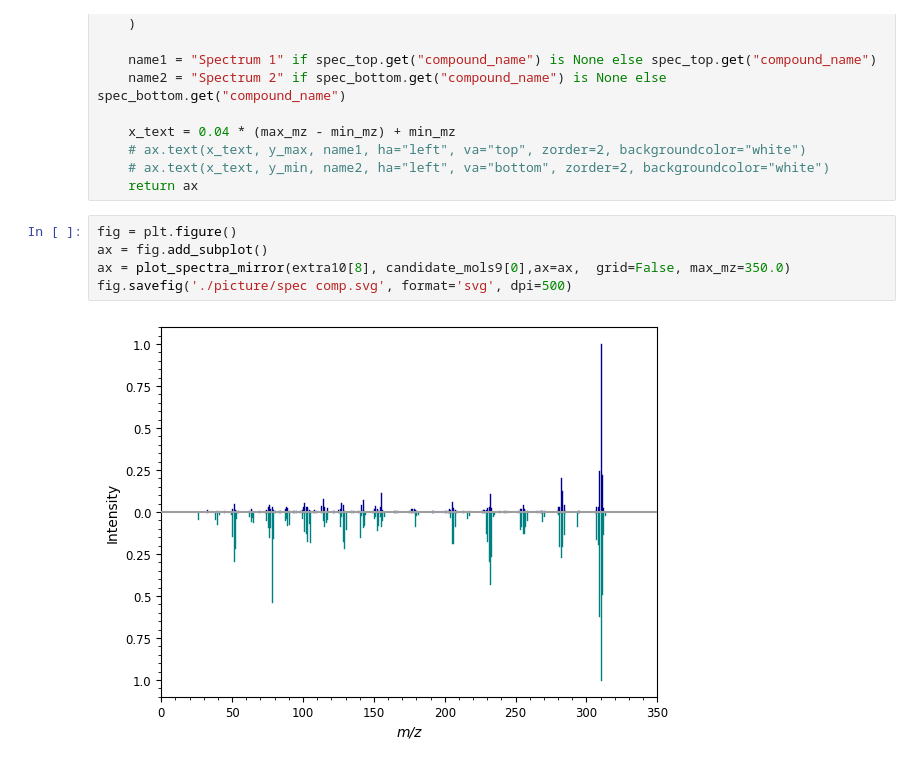
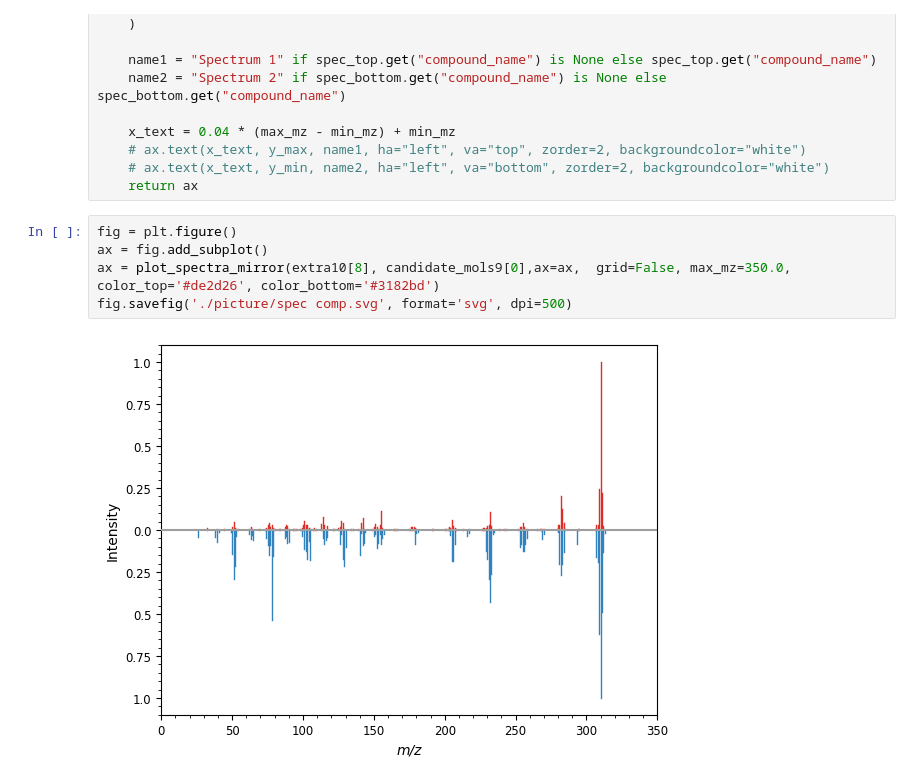
Before and after one commit to LiuBurger/EI-MS2VEC, a Jupyter notebook: picture/extra10.ipynb, the cells around one changed output. Drawn from its saved outputs; the diff is of its cells as text.

```diff
--- a/picture/extra10.ipynb
+++ b/picture/extra10.ipynb
@@ -325,7 +325,7 @@ def plot_spectra_mirror(spec_top,
 # %%
 fig = plt.figure()
 ax = fig.add_subplot()
-ax = plot_spectra_mirror(extra10[8], candidate_mols9[0],ax=ax,  grid=False, max_mz=350.0)
+ax = plot_spectra_mirror(extra10[8], candidate_mols9[0],ax=ax,  grid=False, max_mz=350.0, color_top='#de2d26', color_bottom='#3182bd')
 fig.savefig('./picture/spec comp.svg', format='svg', dpi=500)
 # %% [output]
-[figure, old version]
+[figure, new version]
```
Also changed, not shown: 8 other files.
